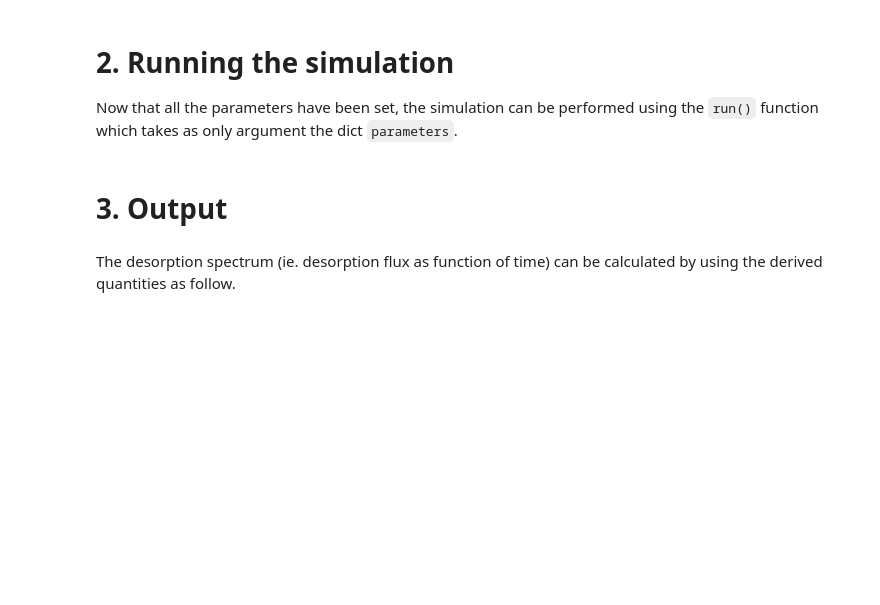
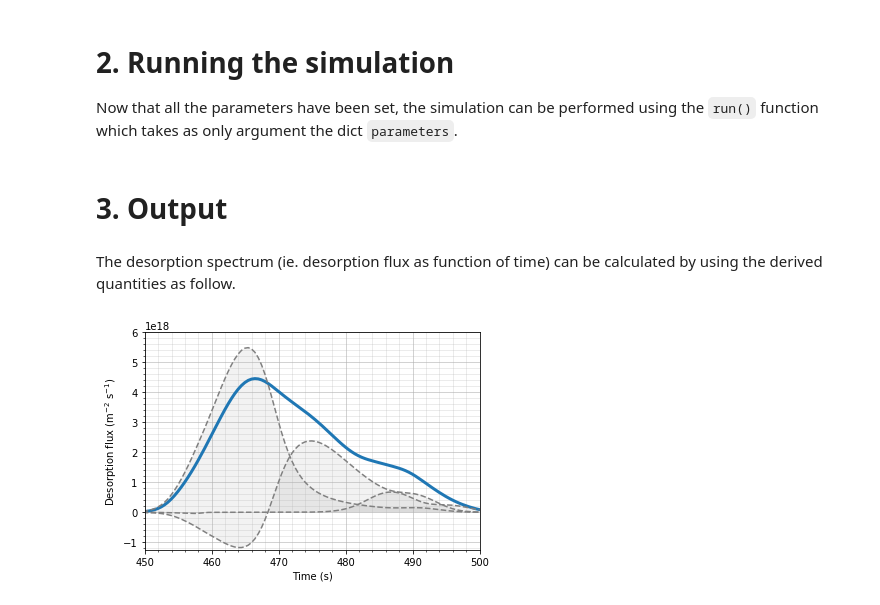
Before and after one commit to festim-dev/FESTIM, a Jupyter notebook: demos/demo_Ogorodnikova.ipynb, the cells around one changed output. Saved outputs shown, nothing was run; the diff lists cells and outputs as text; code cells hidden in the pictures; blank space fills up the shorter version.

```diff
--- a/demos/demo_Ogorodnikova.ipynb
+++ b/demos/demo_Ogorodnikova.ipynb
@@ -240,31 +243,33 @@ np.set_printoptions(threshold=20)
 print(np.array(my_derived_quantities.data))
 # %%
 # compute total flux and trap contributions
-derived_quantities = np.array(output["derived_quantities"][1:])
+derived_quantities = np.array((my_derived_quantities.data)[1:])
 
 t = derived_quantities[:, 0]
-flux_left = derived_quantities[:, 1]
-flux_right = derived_quantities[:, 2]
+flux_left = derived_quantities[:, -2]
+flux_right = derived_quantities[:, -1]
 flux_total = -flux_left - flux_right
 
-contribution_trap_1 = -np.diff(derived_quantities[:, 4])/np.diff(t)
-contribution_trap_2 = -np.diff(derived_quantities[:, 5])/np.diff(t)
-contribution_trap_3 = -np.diff(derived_quantities[:, 6])/np.diff(t)
+contribution_trap_1 = -np.diff(derived_quantities[:, 3])/np.diff(t)
+contribution_trap_2 = -np.diff(derived_quantities[:, 4])/np.diff(t)
+contribution_trap_3 = -np.diff(derived_quantities[:, 5])/np.diff(t)
 
 # plot
 import matplotlib.pyplot as plt
 plt.plot(t, flux_total, linewidth=3)
 plt.plot(t[1:], contribution_trap_1, linestyle="--", color="grey")
 plt.fill_between(t[1:], 0, contribution_trap_1, facecolor='grey', alpha=0.1)
 plt.plot(t[1:], contribution_trap_2, linestyle="--", color="grey")
 plt.fill_between(t[1:], 0, contribution_trap_2, facecolor='grey', alpha=0.1)
 plt.plot(t[1:], contribution_trap_3, linestyle="--", color="grey")
 plt.fill_between(t[1:], 0, contribution_trap_3, facecolor='grey', alpha=0.1)
 
 plt.xlim(450, 500)
 plt.ylim(bottom=-1.25e18, top=0.6e19)
 plt.ylabel(r"Desorption flux (m$^{-2}$ s$^{-1}$)")
 plt.xlabel(r"Time (s)")
 plt.minorticks_on()
 plt.grid(which='minor', alpha=0.3)
 plt.grid(which='major', alpha=0.7)
+# %% [output]
+[figure, added]
```
Also changed, not shown: parts of 4 cells of this notebook.
